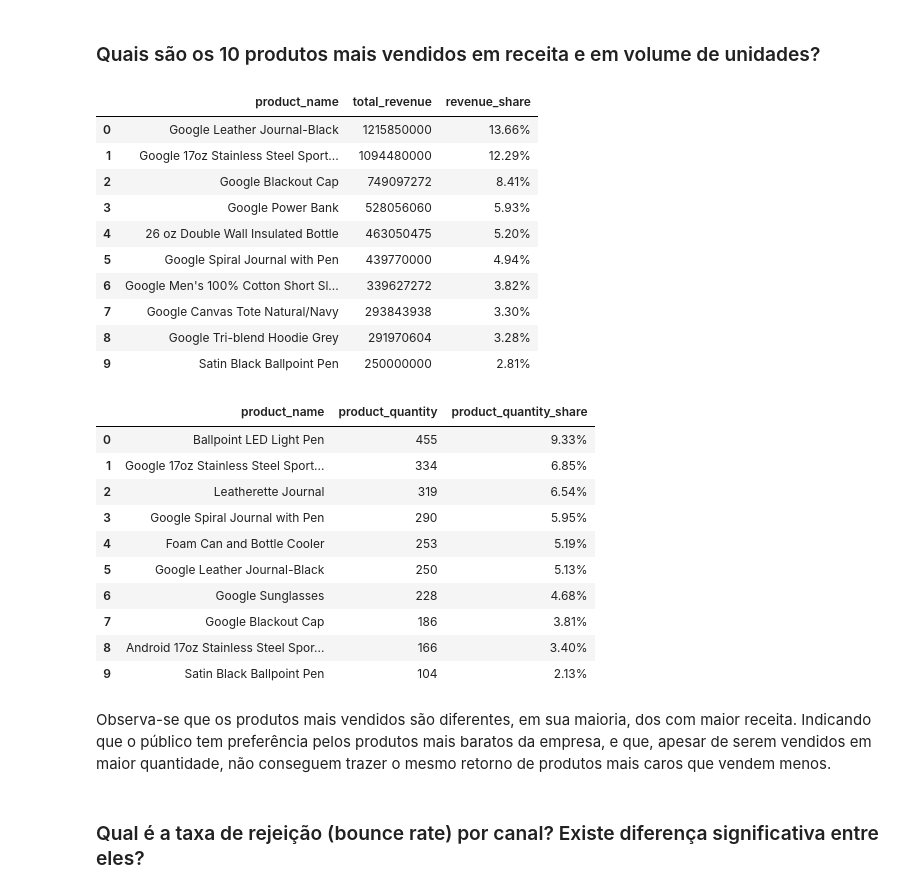
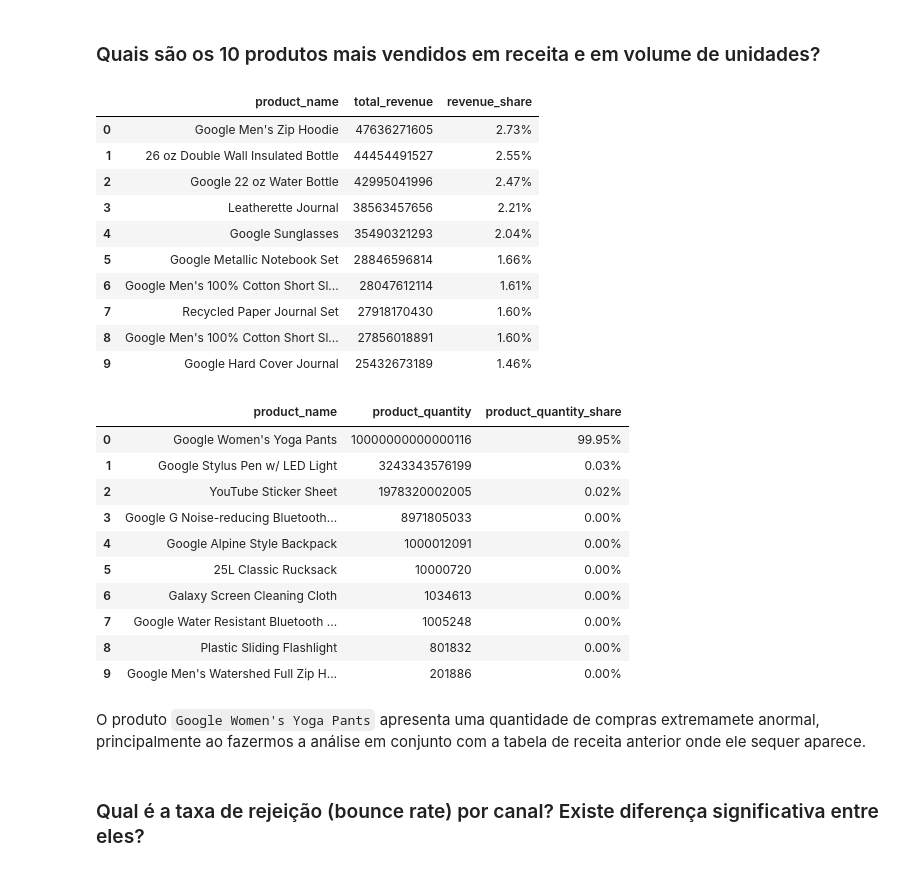
Before and after one commit to ArthurGontijo/teste_etus, a Jupyter notebook: questao_1/analise.ipynb, the cells around one changed output. Saved outputs shown, nothing was run; the diff lists cells and outputs as text; code cells hidden in the pictures.

```diff
--- a/questao_1/analise.ipynb
+++ b/questao_1/analise.ipynb
@@ -214,7 +216,7 @@ WITH revenue_per_product AS (
     p.v2ProductName AS product_name,
     SUM(COALESCE(p.productRevenue, 0)) AS total_revenue
   FROM
-    `bigquery-public-data.google_analytics_sample.ga_sessions_20170801`,
+    `bigquery-public-data.google_analytics_sample.ga_sessions_*`,
     UNNEST(hits) AS h,
     UNNEST(h.product) AS p
   GROUP BY
@@ -237,58 +239,58 @@ product_revenue_df = client.query(query_6).to_dataframe()
 display(product_revenue_df)
 # %% [output]
 |  | product_name | total_revenue | revenue_share |
-| 0 | Google Leather Journal-Black | 1215850000 | 13.66% |
-| 1 | Google 17oz Stainless Steel Sport... | 1094480000 | 12.29% |
-| 2 | Google Blackout Cap | 749097272 | 8.41% |
-| 3 | Google Power Bank | 528056060 | 5.93% |
-| 4 | 26 oz Double Wall Insulated Bottle | 463050475 | 5.20% |
-| 5 | Google Spiral Journal with Pen | 439770000 | 4.94% |
-| 6 | Google Men's 100% Cotton Short Sl... | 339627272 | 3.82% |
-| 7 | Google Canvas Tote Natural/Navy | 293843938 | 3.30% |
-| 8 | Google Tri-blend Hoodie Grey | 291970604 | 3.28% |
-| 9 | Satin Black Ballpoint Pen | 250000000 | 2.81% |
+| 0 | Google Men's Zip Hoodie | 47636271605 | 2.73% |
+| 1 | 26 oz Double Wall Insulated Bottle | 44454491527 | 2.55% |
+| 2 | Google 22 oz Water Bottle | 42995041996 | 2.47% |
+| 3 | Leatherette Journal | 38563457656 | 2.21% |
+| 4 | Google Sunglasses | 35490321293 | 2.04% |
+| 5 | Google Metallic Notebook Set | 28846596814 | 1.66% |
+| 6 | Google Men's 100% Cotton Short Sl... | 28047612114 | 1.61% |
+| 7 | Recycled Paper Journal Set | 27918170430 | 1.60% |
+| 8 | Google Men's 100% Cotton Short Sl... | 27856018891 | 1.60% |
+| 9 | Google Hard Cover Journal | 25432673189 | 1.46% |
 # %%
 query_7 = """
 WITH quantity_per_product AS (
   SELECT
     p.v2ProductName AS product_name,
     SUM(COALESCE(p.productQuantity, 0)) AS product_quantity
   FROM
-    `bigquery-public-data.google_analytics_sample.ga_sessions_20170801`,
+    `bigquery-public-data.google_analytics_sample.ga_sessions_*`,
     UNNEST(hits) AS h,
     UNNEST(h.product) AS p
   GROUP BY
     product_name
 )
 
 SELECT
   *,
   CONCAT(FORMAT('%.2f', (product_quantity / SUM(product_quantity) OVER ()) * 100), '%') AS product_quantity_share
 FROM
   quantity_per_product
 ORDER BY
   product_quantity DESC
 LIMIT
   10
 """
 
 product_quantity_df = client.query(query_7).to_dataframe()
 
 display(product_quantity_df)
 # %% [output]
 |  | product_name | product_quantity | product_quantity_share |
-| 0 | Ballpoint LED Light Pen | 455 | 9.33% |
-| 1 | Google 17oz Stainless Steel Sport... | 334 | 6.85% |
-| 2 | Leatherette Journal | 319 | 6.54% |
-| 3 | Google Spiral Journal with Pen | 290 | 5.95% |
-| 4 | Foam Can and Bottle Cooler | 253 | 5.19% |
-| 5 | Google Leather Journal-Black | 250 | 5.13% |
-| 6 | Google Sunglasses | 228 | 4.68% |
-| 7 | Google Blackout Cap | 186 | 3.81% |
-| 8 | Android 17oz Stainless Steel Spor... | 166 | 3.40% |
-| 9 | Satin Black Ballpoint Pen | 104 | 2.13% |
+| 0 | Google Women's Yoga Pants | 10000000000000116 | 99.95% |
+| 1 | Google Stylus Pen w/ LED Light | 3243343576199 | 0.03% |
+| 2 | YouTube Sticker Sheet | 1978320002005 | 0.02% |
+| 3 | Google G Noise-reducing Bluetooth... | 8971805033 | 0.00% |
+| 4 | Google Alpine Style Backpack | 1000012091 | 0.00% |
+| 5 | 25L Classic Rucksack | 10000720 | 0.00% |
+| 6 | Galaxy Screen Cleaning Cloth | 1034613 | 0.00% |
+| 7 | Google Water Resistant Bluetooth ... | 1005248 | 0.00% |
+| 8 | Plastic Sliding Flashlight | 801832 | 0.00% |
+| 9 | Google Men's Watershed Full Zip H... | 201886 | 0.00% |
 # %% [markdown]
-Observa-se que os produtos mais vendidos são diferentes, em sua maioria, dos com maior receita. Indicando que o público tem preferência pelos produtos mais baratos da empresa, e que, apesar de serem vendidos em maior quantidade, não conseguem trazer o mesmo retorno de produtos mais caros que vendem menos.
+O produto `Google Women's Yoga Pants` apresenta uma quantidade de compras extremamete anormal, principalmente ao fazermos a análise em conjunto com a tabela de receita anterior onde ele sequer aparece.
 # %% [markdown]
 ### Qual é a taxa de rejeição (bounce rate) por canal? Existe diferença significativa entre eles?
 # %%
```
Also changed, not shown: parts of 2 cells of this notebook.
